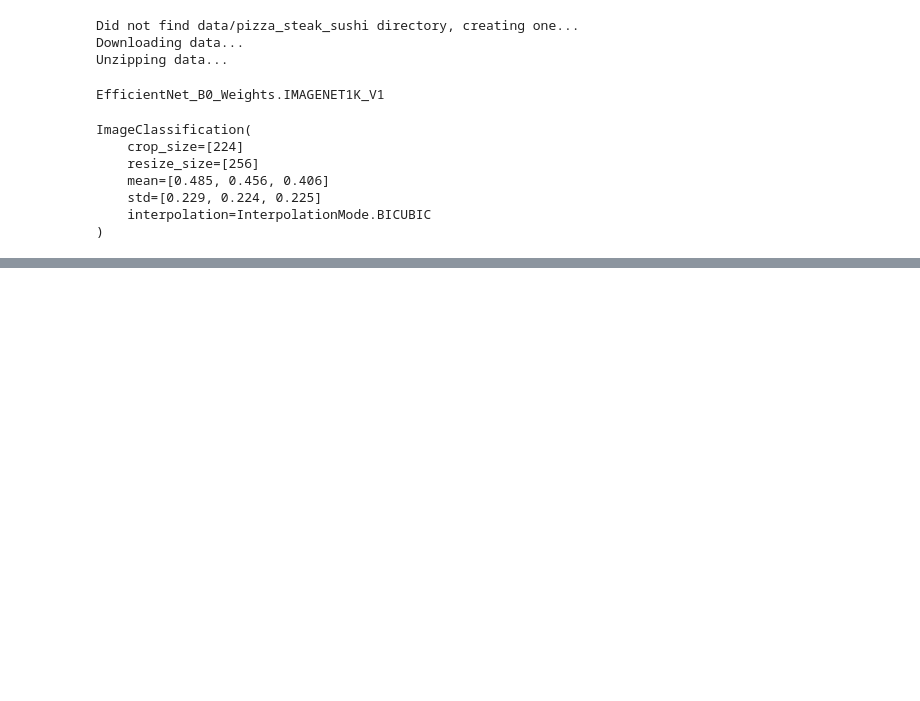
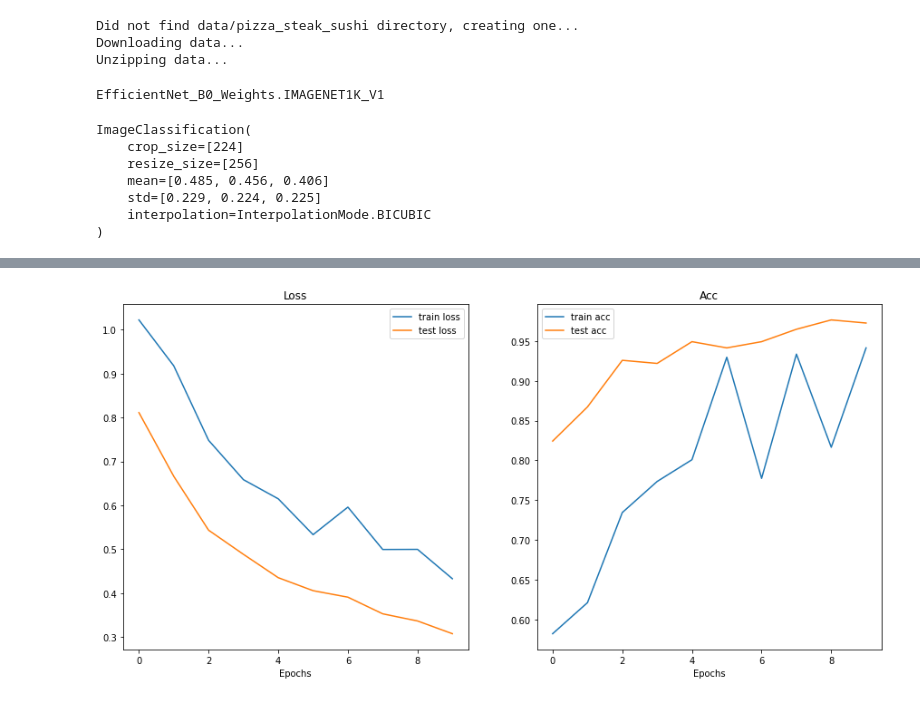
Before and after one commit to daspartho/learn-pytorch, a Jupyter notebook: transfer_learning.ipynb, the cells around one changed output, grey strips where cells are left out. Saved outputs shown, nothing was run; the diff lists cells and outputs as text; code cells hidden in the pictures; blank space fills up the shorter version.

```diff
--- a/transfer_learning.ipynb
+++ b/transfer_learning.ipynb
@@ -69,3 +70,5 @@ train_dataloader, test_dataloader = data_setup.create_dataloaders(
     transforms,
     32,
     )
+# %%
+model = torchvision.models.efficientnet_b0(weights=weights).to(device)
@@ -71,0 +104,9 @@ train_dataloader, test_dataloader = data_setup.create_dataloaders(
+# %%
+output_shape = 3
+
+model.classifier = nn.Sequential(
+    nn.Dropout(p=0.2, inplace=True),
+    nn.Linear(in_features=1280,
+              out_features=output_shape,
+              bias=True)
+).to(device)
@@ -71,0 +137,3 @@ train_dataloader, test_dataloader = data_setup.create_dataloaders(
+# %%
+loss_fn = nn.CrossEntropyLoss()
+optimizer = torch.optim.Adam(model.parameters(), lr=0.001)
@@ -71,0 +169,31 @@ train_dataloader, test_dataloader = data_setup.create_dataloaders(
+# %%
+from typing import Dict, List
+
+def plot_loss_curves(results: Dict[str, List[float]]):
+
+    train_loss = results["train loss"]
+    train_acc = results["train acc"]
+    test_loss = results["test loss"]
+    test_acc = results["test acc"]
+
+    epochs = range(len(train_loss))
+
+    plt.figure(figsize=(15,7))
+
+    plt.subplot(1,2,1)
+    plt.plot(epochs, train_loss, label="train loss")
+    plt.plot(epochs, test_loss, label="test loss")
+    plt.title("Loss")
+    plt.xlabel("Epochs")
+    plt.legend()
+
+    plt.subplot(1,2,2)
+    plt.plot(epochs, train_acc, label="train acc")
+    plt.plot(epochs, test_acc, label="test acc")
+    plt.title("Acc")
+    plt.xlabel("Epochs")
+    plt.legend()
+# %%
+plot_loss_curves(results)
+# %% [output]
+[figure, added]
```
Also changed, not shown: parts of 8 cells of this notebook.
